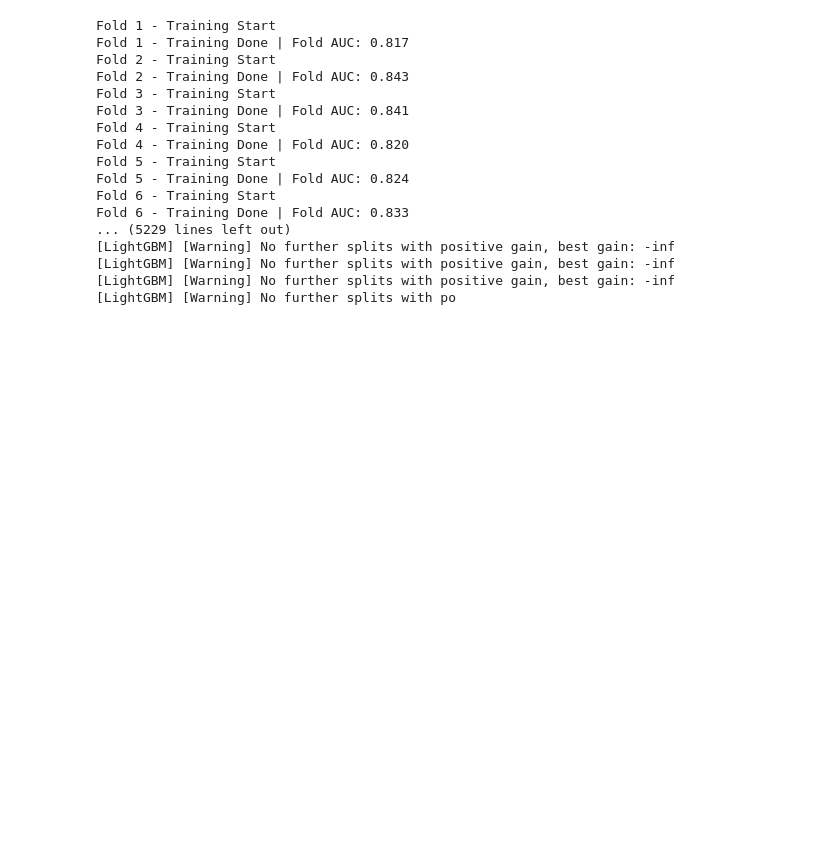
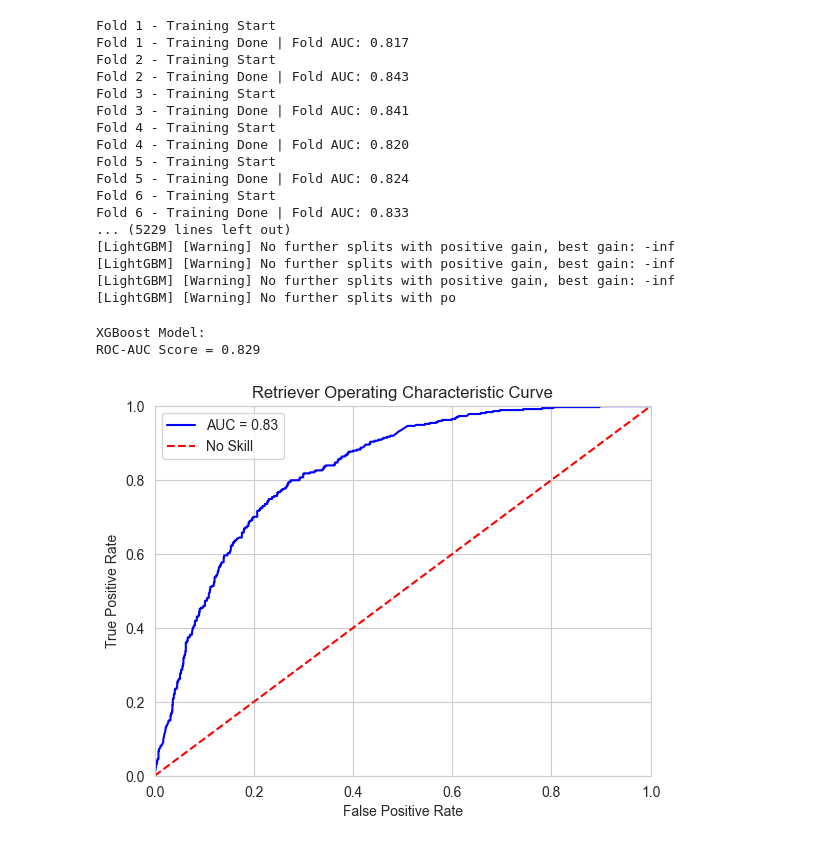
Before and after one commit to evangabe/predicting-ibm-subscription-churn, a Jupyter notebook: src/02_modeling.ipynb, the cells around one changed output. Saved outputs shown, nothing was run; the diff lists cells and outputs as text; code cells hidden in the pictures; blank space fills up the shorter version.

Commit message:
added ROC curves and stacked ensemble models

```diff
--- a/src/02_modeling.ipynb
+++ b/src/02_modeling.ipynb
@@ -610,0 +619,9 @@ Fold 6 - Training Done | Fold AUC: 0.833
+# %%
+xgb_model = get_model("xgboost")
+plt, rocauc = plot_roc_curve(xgb_model, X_test, y_test)
+print(f"XGBoost Model:\nROC-AUC Score = {rocauc:.3f}")
+plt.show()
+# %% [output]
+XGBoost Model:
+ROC-AUC Score = 0.829
+[figure, added]
```
Also changed, not shown: parts of 12 cells of this notebook, 13 other files.
